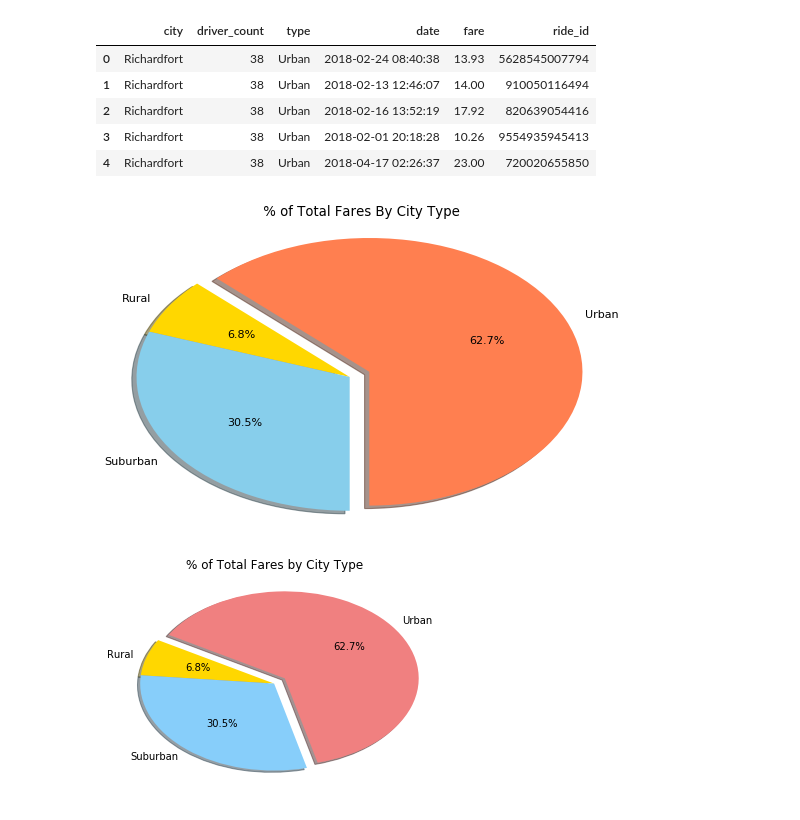
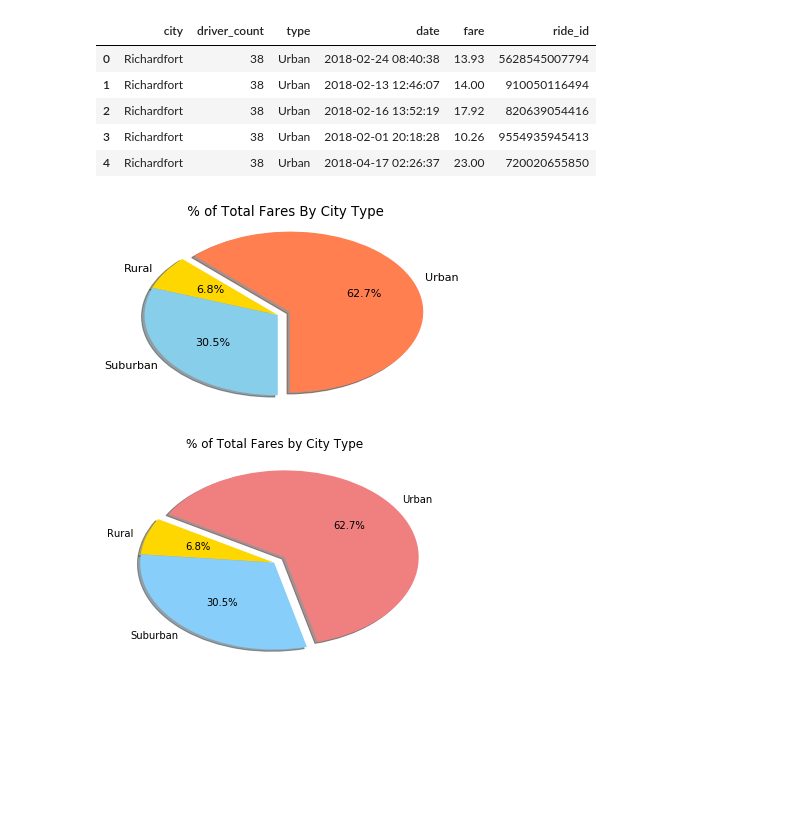
Before and after one commit to divyatv/Pyber_matlplotlib, a Jupyter notebook: pyber_starter.ipynb, the cells around one changed output. Saved outputs shown, nothing was run; the diff lists cells and outputs as text; code cells hidden in the pictures; blank space fills up the shorter version.

```diff
--- a/pyber_starter.ipynb
+++ b/pyber_starter.ipynb
@@ -196,7 +196,7 @@ suburban_fare_percentage=round((fare_by_suburban/totalfare)*100,1)
 # # Build Pie Chart
 
 # Pie chart, where the slices will be ordered and plotted counter-clockwise:
-plt.figure(figsize=(8, 5), dpi=80)
+plt.figure(figsize=(5, 3), dpi=80)
 labels = 'Urban', 'Rural', 'Suburban'
 data = [urban_fare_percentage, rural_fare_percentage, suburban_fare_percentage]
 explode = (0.1, 0, 0)  # only "explode" the 1st slice (i.e. 'urban')
@@ -220,34 +220,34 @@ plt.pie(
 #plt.pie(data, explode=explode, labels=labels, colors=colors, shadow=True, startangle=270)
 plt.title(" % of Total Fares By City Type")
 plt.axis('auto')
 #plt.tight_layout()
 #plt.show()
 
 # Save Figure
 plt.savefig("Divya_pie_totalpercentage_fare.jpg", transparent=False )
 
 #################Igonore code ****#################
 #type(urban_fare_percentage)
 #print("vive=",total_fare_urban)
 
 # fare_by_typedf.head()
 
 # transposedtable=fare_by_typedf.T
 # #print(transposedtable)
 
 # #print(transposedtable['Rural'])
 # #newdf=pd.DataFrame(transposedtable)
 
 # Ruralpert=round((transposedtable['Rural']/totalfare)*100, 1)
 # Urbanpert=round((transposedtable['Urban']/totalfare)*100, 1)
 # Suburbanpert=round((transposedtable['Suburban']/totalfare)*100, 1)
 
 # #print(transposedtable['Rural'])
 # print("rural=",Ruralpert)
 # # print("urban=",Urbanpert)
 # # print("suburban=",Suburbanpert)
 # %% [output]
-[figure, old version]
+[figure, new version]
 # %%
 # Show Figure
 #plt.show()
```
Also changed, not shown: 5 other files.
